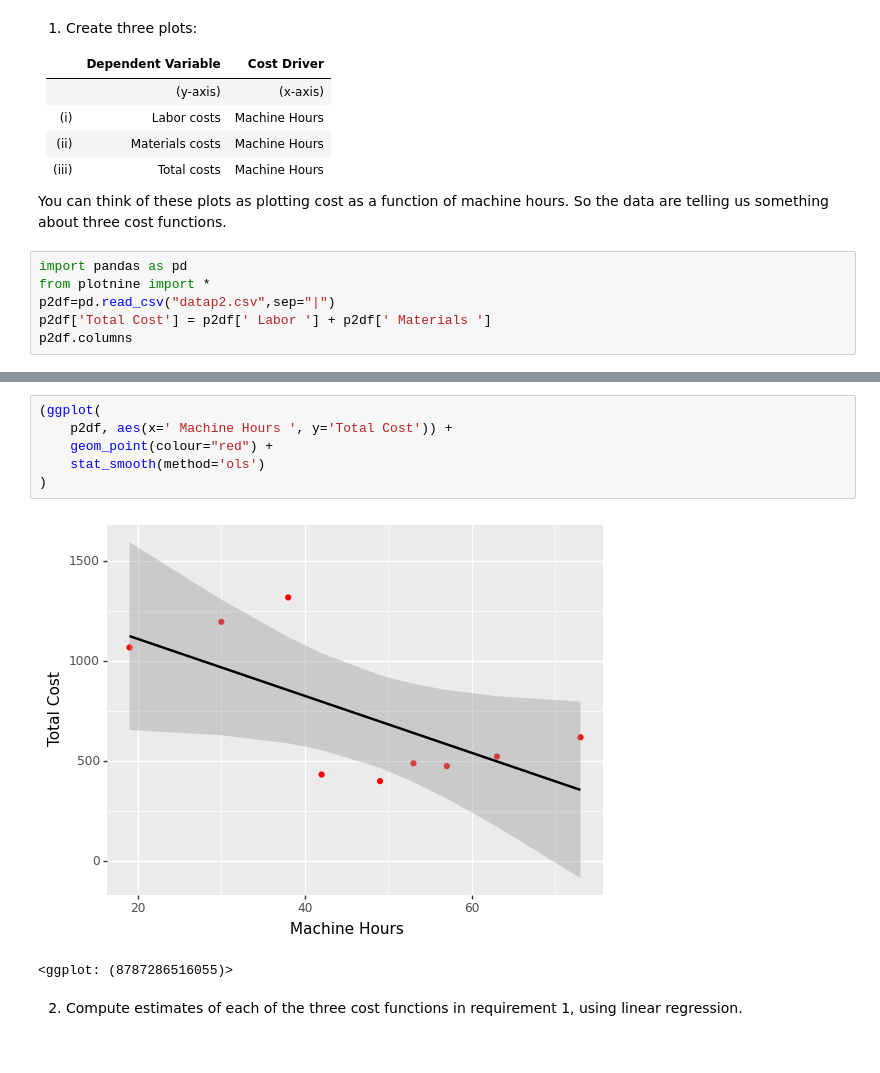
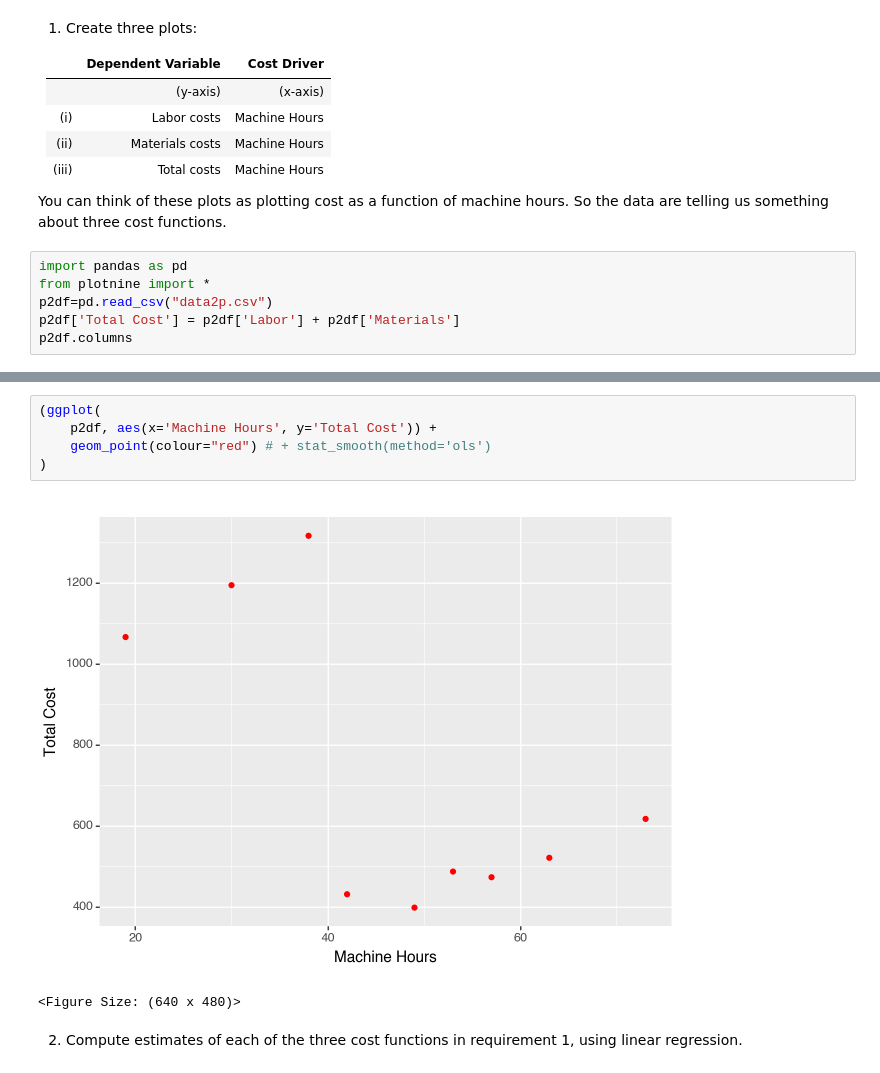
Before and after one commit to ArthurHowardMorris/ArthurHowardMorris.github.io, a Jupyter notebook: assets/slides/acct3210/S3/Lecture3CostEstimation.ipynb, the cells around one changed output, grey strips where cells are left out. Saved outputs shown, nothing was run; the diff lists cells and outputs as text.

```diff
--- a/assets/slides/acct3210/S3/Lecture3CostEstimation.ipynb
+++ b/assets/slides/acct3210/S3/Lecture3CostEstimation.ipynb
@@ -192,7 +163,7 @@ So the data are telling us something about three cost functions.
 # %%
 import pandas as pd
 from plotnine import *
-p2df=pd.read_csv("datap2.csv",sep="|")
-p2df['Total Cost'] = p2df[' Labor '] + p2df[' Materials ']
+p2df=pd.read_csv("data2p.csv")
+p2df['Total Cost'] = p2df['Labor'] + p2df['Materials']
 p2df.columns
 # %% [output]
@@ -220,12 +188,11 @@ Index(['Unnamed: 0', ' Month     ', ' Labor ', ' Materials ',
 # %%
 (ggplot(
-    p2df, aes(x=' Machine Hours ', y='Total Cost')) +
-    geom_point(colour="red") +
-    stat_smooth(method='ols')
+    p2df, aes(x='Machine Hours', y='Total Cost')) +
+    geom_point(colour="red") # + stat_smooth(method='ols')
 )
 # %% [output]
-[figure, old version]
+[figure, new version]
-<ggplot: (8787286516055)>
+<Figure Size: (640 x 480)>
 # %% [markdown]
 2. Compute estimates of each of the three cost functions in requirement 1, using linear regression.
 # %%
```
Also changed, not shown: parts of 12 cells of this notebook, 3 other files.
